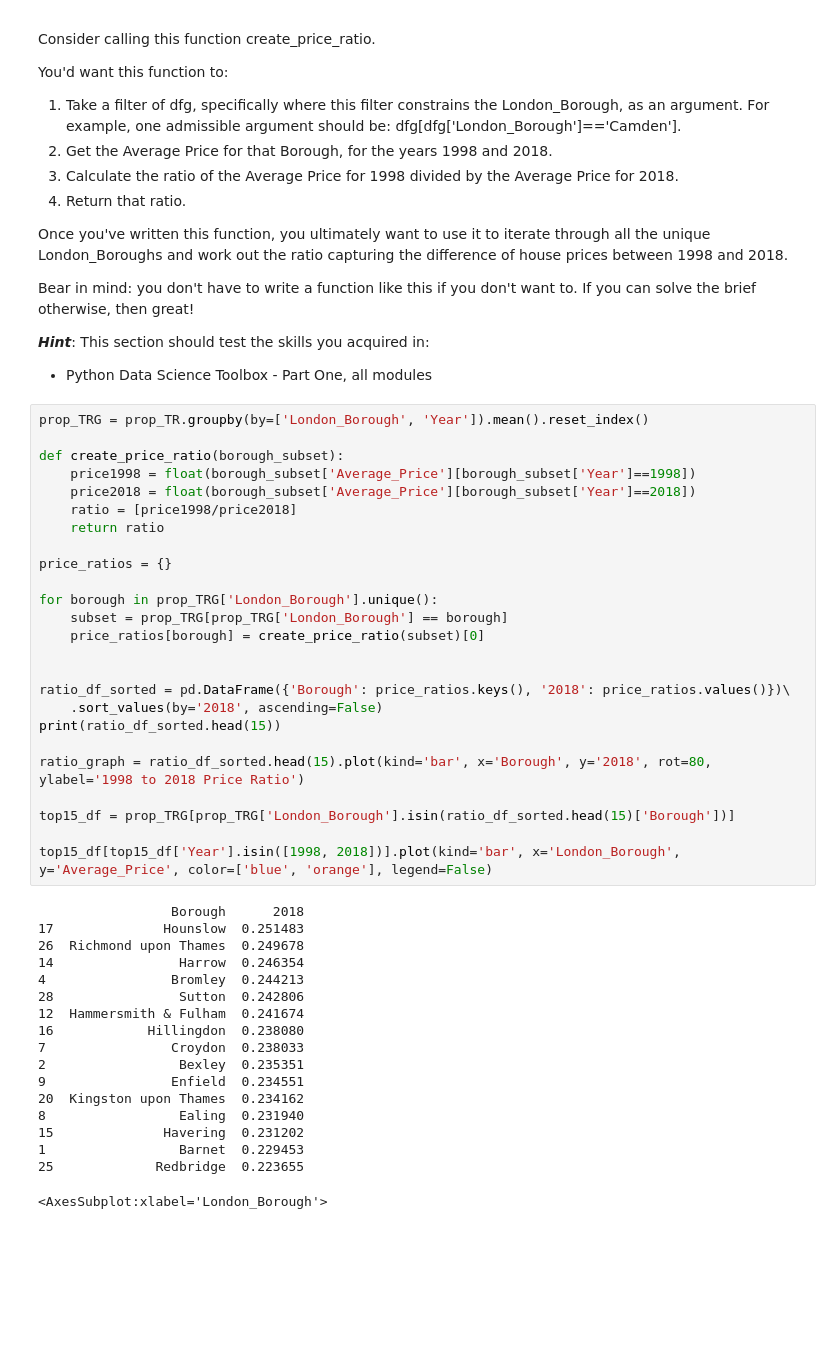
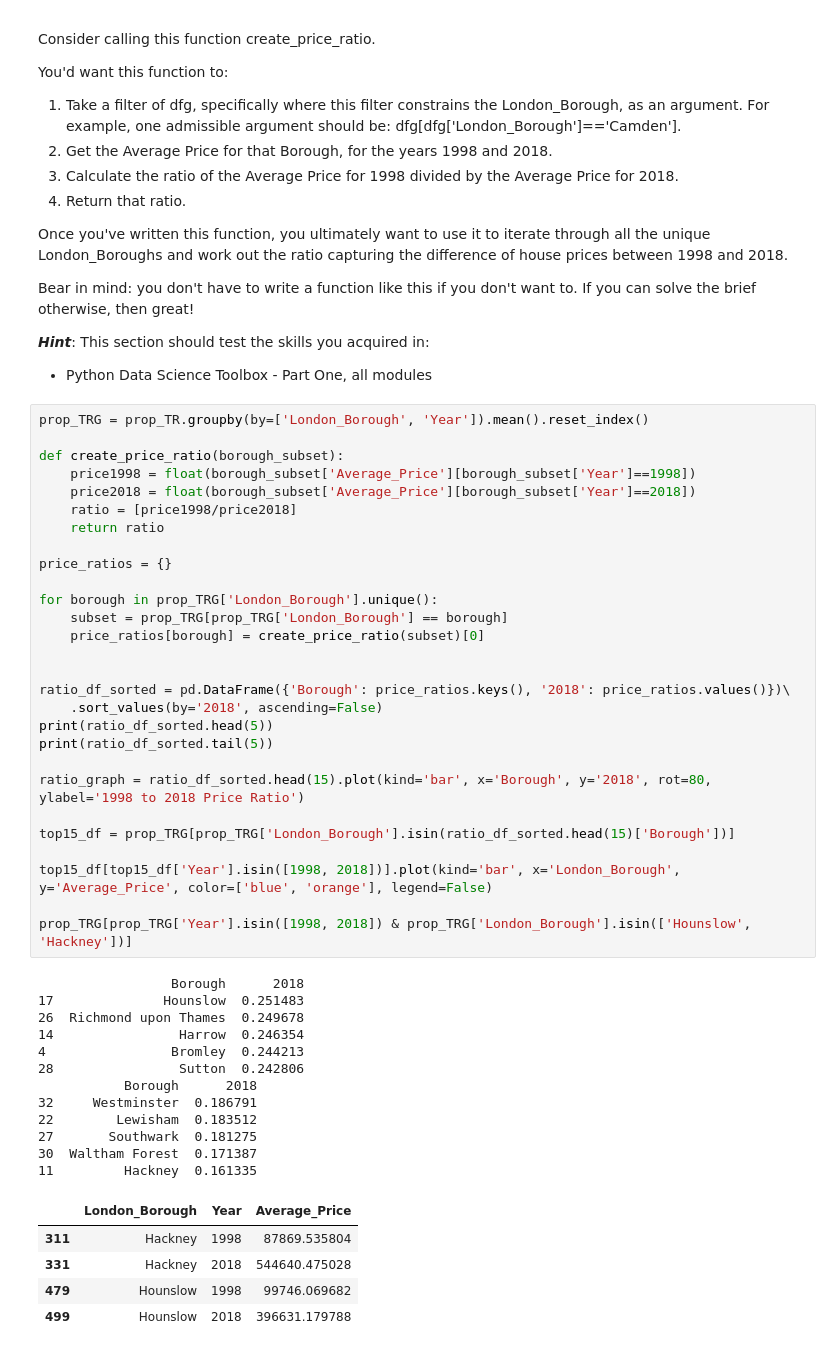
Before and after one commit to a-marquez/springboard-london-housing, a Jupyter notebook: Unit 4 Challenge - Tier 3.ipynb, the cells around one changed output. Drawn from its saved outputs; the diff is of its cells as text; blank space fills up the shorter version.

```diff
--- a/Unit 4 Challenge - Tier 3.ipynb
+++ b/Unit 4 Challenge - Tier 3.ipynb
@@ -260,44 +260,47 @@ Bear in mind: you don't have to write a function like this if you don't want to.
 prop_TRG = prop_TR.groupby(by=['London_Borough', 'Year']).mean().reset_index()
 
 def create_price_ratio(borough_subset):
     price1998 = float(borough_subset['Average_Price'][borough_subset['Year']==1998])
     price2018 = float(borough_subset['Average_Price'][borough_subset['Year']==2018])
     ratio = [price1998/price2018]
     return ratio
 
 price_ratios = {}
 
 for borough in prop_TRG['London_Borough'].unique():
     subset = prop_TRG[prop_TRG['London_Borough'] == borough]
     price_ratios[borough] = create_price_ratio(subset)[0]
 
 
 ratio_df_sorted = pd.DataFrame({'Borough': price_ratios.keys(), '2018': price_ratios.values()})\
     .sort_values(by='2018', ascending=False)
-print(ratio_df_sorted.head(15))
+print(ratio_df_sorted.head(5))
+print(ratio_df_sorted.tail(5))
 
 ratio_graph = ratio_df_sorted.head(15).plot(kind='bar', x='Borough', y='2018', rot=80, ylabel='1998 to 2018 Price Ratio')
 
 top15_df = prop_TRG[prop_TRG['London_Borough'].isin(ratio_df_sorted.head(15)['Borough'])]
 
 top15_df[top15_df['Year'].isin([1998, 2018])].plot(kind='bar', x='London_Borough', y='Average_Price', color=['blue', 'orange'], legend=False)
+
+prop_TRG[prop_TRG['Year'].isin([1998, 2018]) & prop_TRG['London_Borough'].isin(['Hounslow', 'Hackney'])]
 # %% [output]
                  Borough      2018
 17              Hounslow  0.251483
 26  Richmond upon Thames  0.249678
 14                Harrow  0.246354
 4                Bromley  0.244213
 28                Sutton  0.242806
-12  Hammersmith & Fulham  0.241674
-16            Hillingdon  0.238080
-7                Croydon  0.238033
-2                 Bexley  0.235351
-9                Enfield  0.234551
-20  Kingston upon Thames  0.234162
-8                 Ealing  0.231940
-15              Havering  0.231202
-1                 Barnet  0.229453
-25             Redbridge  0.223655
+           Borough      2018
+32     Westminster  0.186791
+22        Lewisham  0.183512
+27       Southwark  0.181275
+30  Waltham Forest  0.171387
+11         Hackney  0.161335
-<AxesSubplot:xlabel='London_Borough'>
+|  | London_Borough | Year | Average_Price |
+| 311 | Hackney | 1998 | 87869.535804 |
+| 331 | Hackney | 2018 | 544640.475028 |
+| 479 | Hounslow | 1998 | 99746.069682 |
+| 499 | Hounslow | 2018 | 396631.179788 |
 [figure]
 [figure]
```
Also changed, not shown: parts of 2 cells of this notebook.
